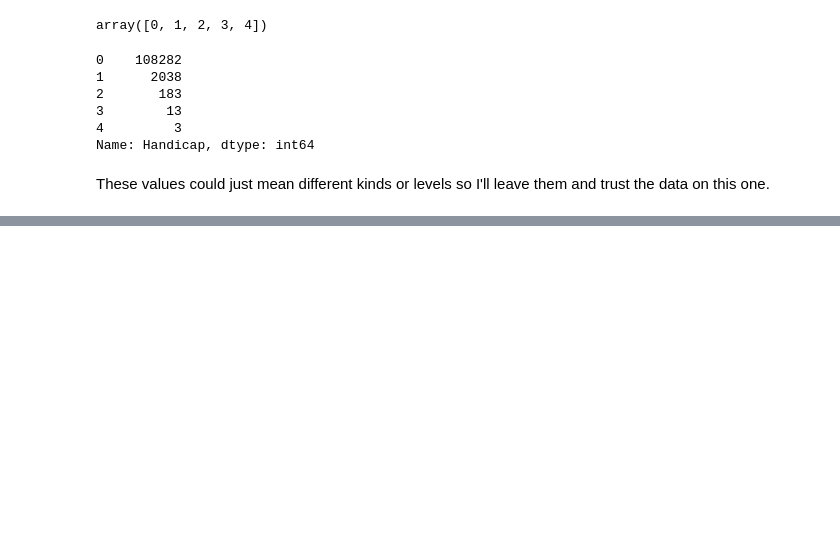
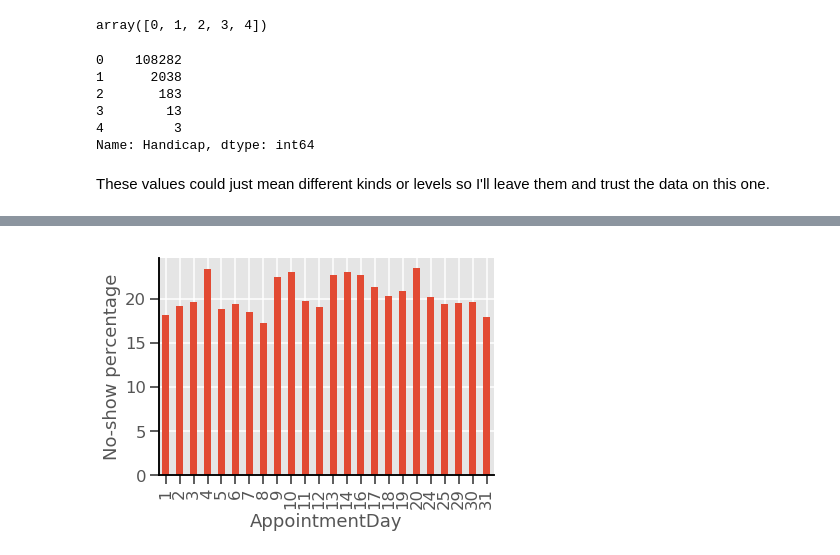
Before and after one commit to modw/medical-appointment-noshow, a Jupyter notebook: EDA and classification.ipynb, the cells around one changed output, grey strips where cells are left out. Drawn from its saved outputs; the diff is of its cells as text; code cells hidden in the pictures; blank space fills up the shorter version.

```diff
--- a/EDA and classification.ipynb
+++ b/EDA and classification.ipynb
@@ -161,0 +230,9 @@ These values could just mean different kinds or levels so I'll leave them and tr
+# %%
+# grouping by day of month, calculating percentage of no-shows and plotting
+# a vertical bar chart.
+df.groupby(df['AppointmentDay'].dt.day).agg(
+    {'No-show':noshow_perc}
+    ).plot.bar(legend=False);
+plt.ylabel('No-show percentage');
+# %% [output]
+[figure, added]
```
Also changed, not shown: parts of 34 cells of this notebook.
